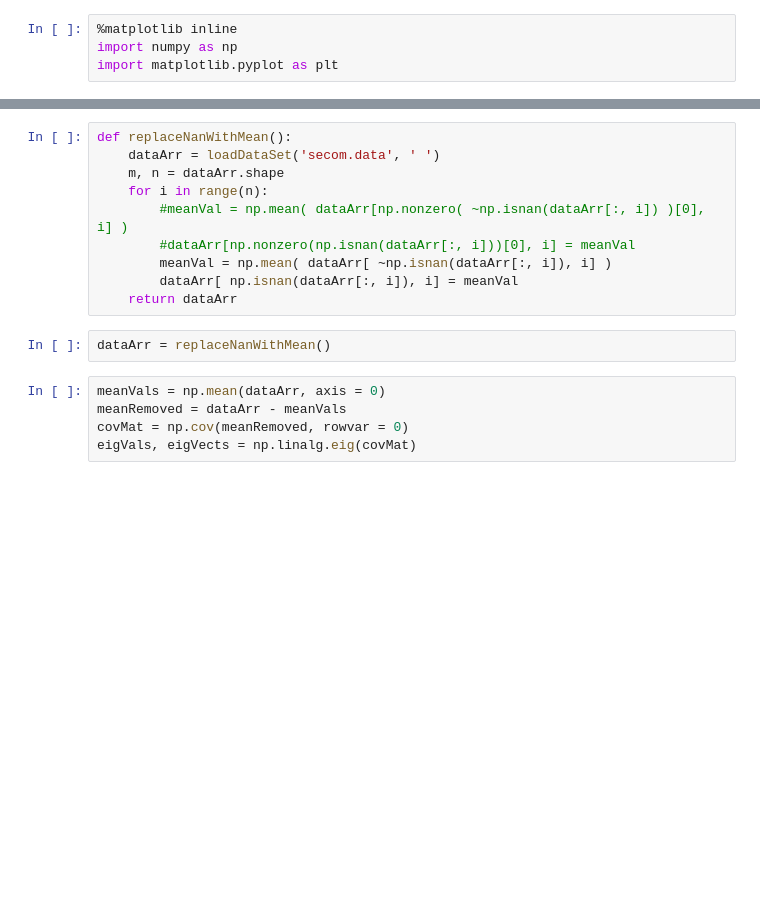
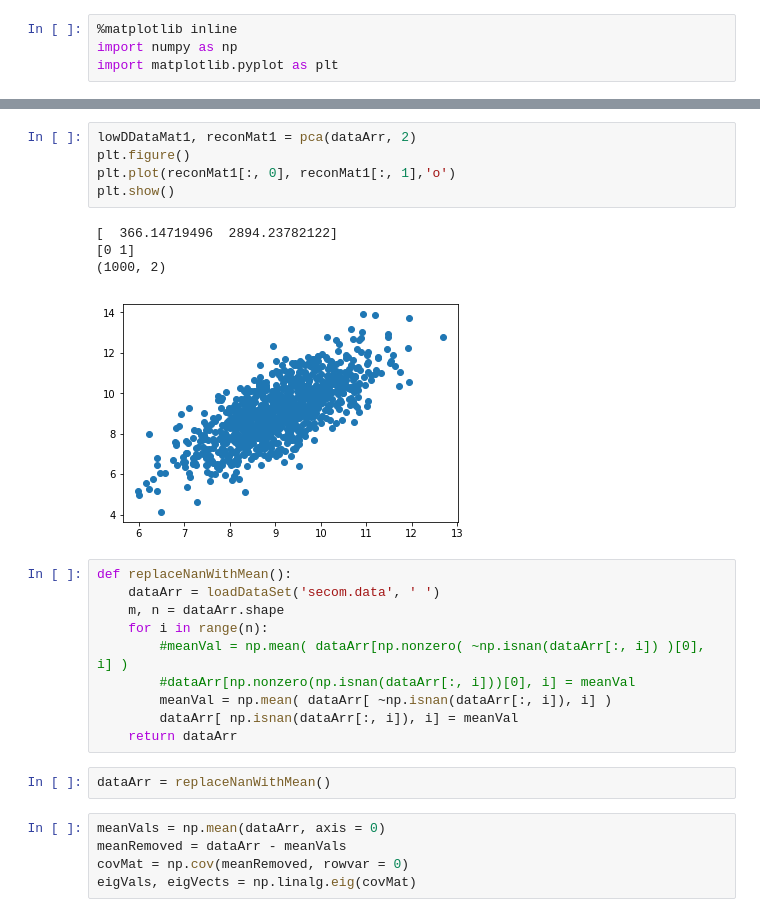
Before and after one commit to rockelee/ML, a Jupyter notebook: PCA/learn_pca.ipynb, the cells around one changed output, grey strips where cells are left out. Saved outputs shown, nothing was run; the diff lists cells and outputs as text; blank space fills up the shorter version.

```diff
--- a/PCA/learn_pca.ipynb
+++ b/PCA/learn_pca.ipynb
@@ -38,3 +78,13 @@ plt.show()
+# %%
+lowDDataMat1, reconMat1 = pca(dataArr, 2)
+plt.figure()
+plt.plot(reconMat1[:, 0], reconMat1[:, 1],'o')
+plt.show()
+# %% [output]
+[  366.14719496  2894.23782122]
+[0 1]
+(1000, 2)
+[figure, added]
 # %%
 def replaceNanWithMean():
     dataArr = loadDataSet('secom.data', ' ')
```
Also changed, not shown: parts of 2 cells of this notebook, 4 other files.
